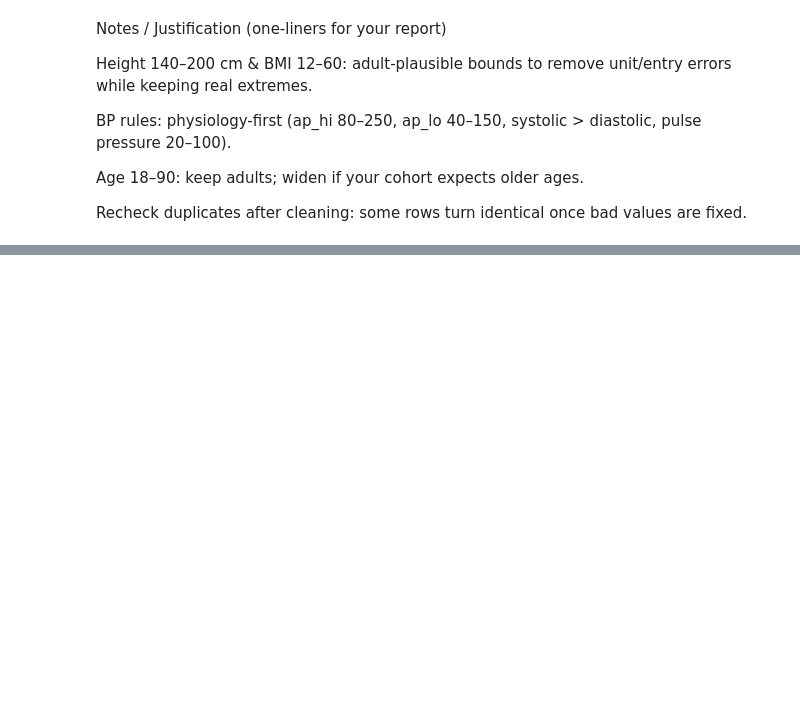
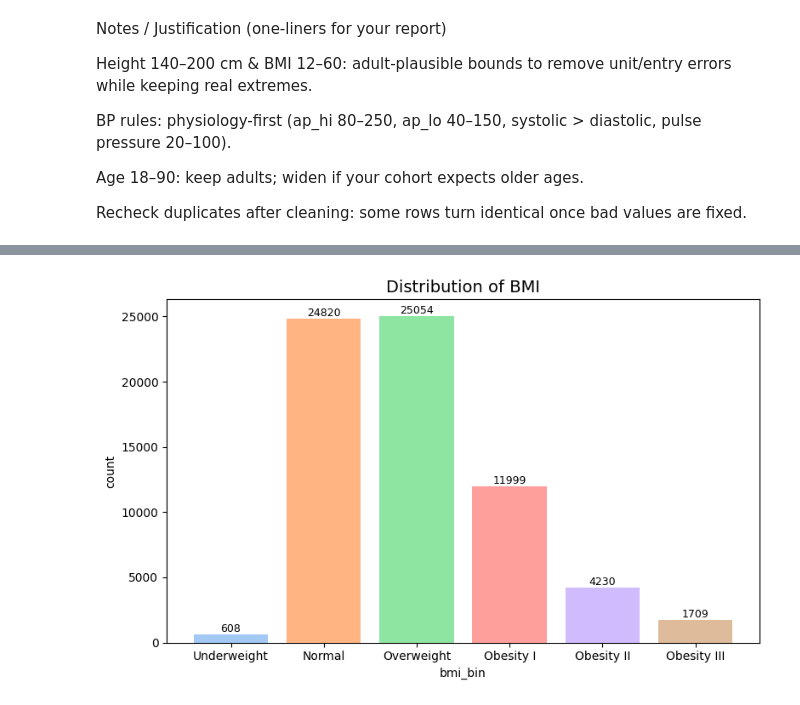
Before and after one commit to lizabguercho/DI_Final_Project_CVD, a Jupyter notebook: Final_project.ipynb, the cells around one changed output, grey strips where cells are left out. Cells and saved outputs as stored; diff of their text form; code cells hidden in the pictures; blank space fills up the shorter version.

```diff
--- a/Final_project.ipynb
+++ b/Final_project.ipynb
@@ -495,0 +469,13 @@ weighted avg      0.730     0.727     0.726     13684
+# %%
+# WHO-style bins
+bins = [-np.inf, 18.5, 25, 30, 35, 40, np.inf]
+labels = ["Underweight", "Normal", "Overweight",
+          "Obesity I", "Obesity II", "Obesity III"]
+
+df_clean["bmi_bin"] = pd.cut(
+    df_clean["bmi"],
+    bins=bins,
+    labels=labels,
+    right=False,           # intervals like [18.5, 25)
+    include_lowest=True
+).astype("category").cat.set_categories(labels, ordered=True)
@@ -495,0 +493,12 @@ weighted avg      0.730     0.727     0.726     13684
+# %%
+bmi_counts = (
+    df_clean["bmi_bin"]
+    .value_counts()                     # count how many in each category
+    .rename_axis("bmi_bin")             # name the index column
+    .reset_index(name="count")          # convert to DataFrame with 2 columns
+    .sort_values("bmi_bin")             # optional: order categories
+)
+# %%
+plot_bar2(bmi_counts,"bmi_bin","count",title ="Distribution of BMI", palette="pastel")
+# %% [output]
+[figure, added]
```
Also changed, not shown: parts of 22 cells of this notebook, 3 other files.
